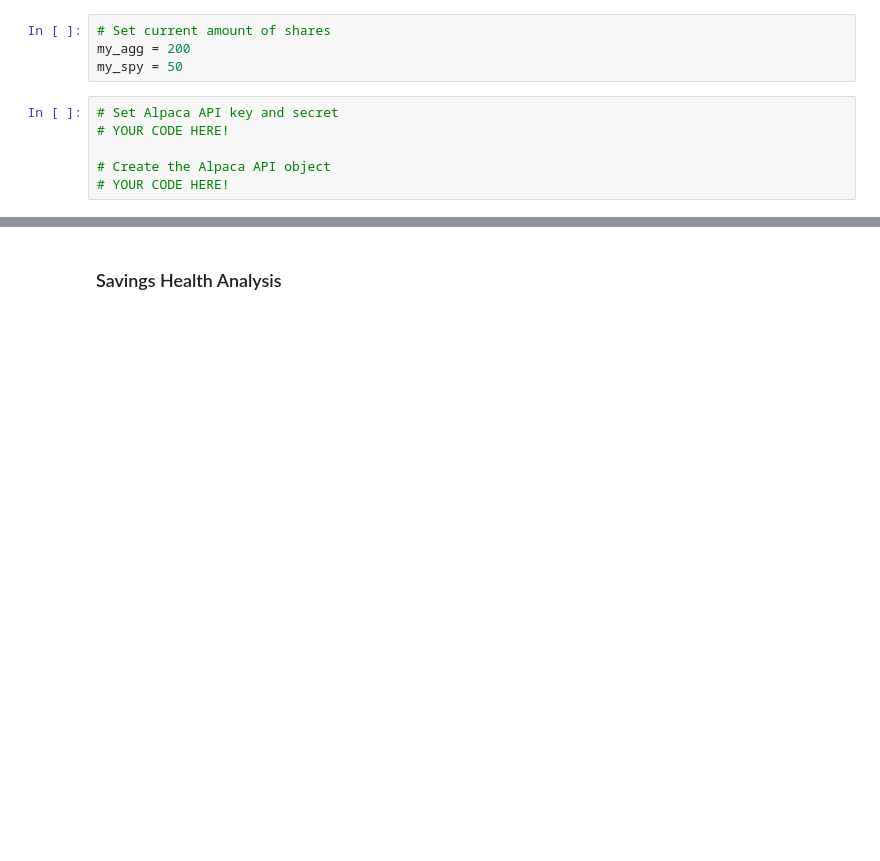
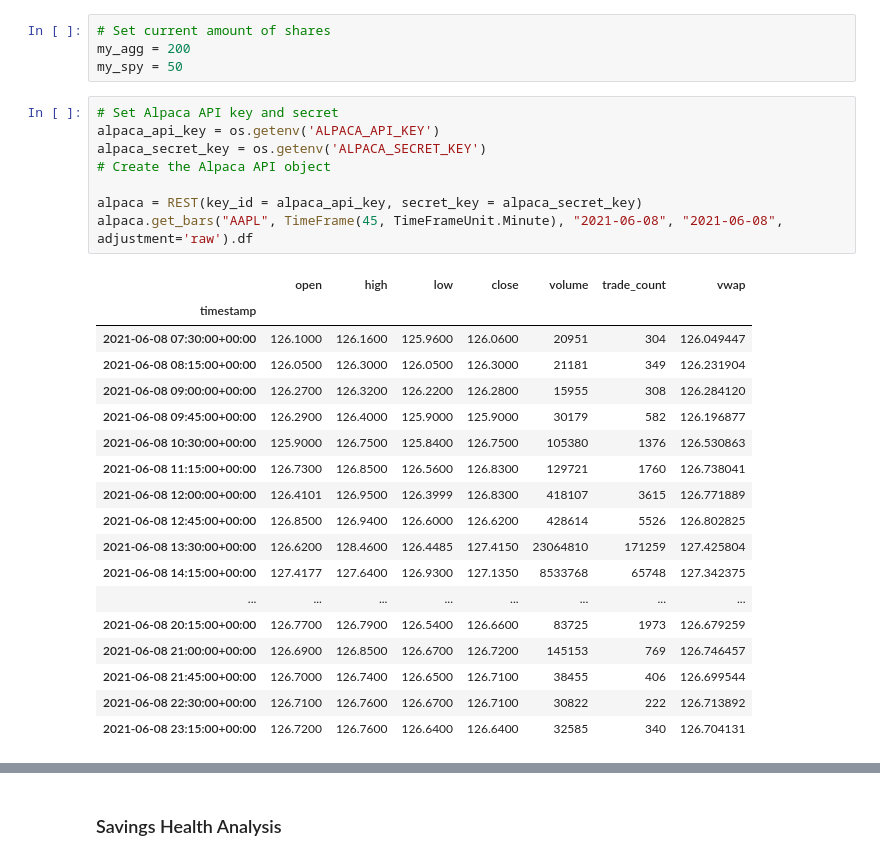
Before and after one commit to eobasanya/Python_Projects, a Jupyter notebook: APIs/financial-planner.ipynb, the cells around one changed output, grey strips where cells are left out. Drawn from its saved outputs; the diff is of its cells as text; blank space fills up the shorter version.

```diff
--- a/APIs/financial-planner.ipynb
+++ b/APIs/financial-planner.ipynb
@@ -48,11 +59,32 @@ NameError: name 'my_btc_value' is not defined
 # Set current amount of shares
 my_agg = 200
 my_spy = 50
-# %%
-# Set Alpaca API key and secret
-# YOUR CODE HERE!
-
-# Create the Alpaca API object
-# YOUR CODE HERE!
+# %%
+# Set Alpaca API key and secret
+alpaca_api_key = os.getenv('ALPACA_API_KEY')
+alpaca_secret_key = os.getenv('ALPACA_SECRET_KEY')
+# Create the Alpaca API object
+
+alpaca = REST(key_id = alpaca_api_key, secret_key = alpaca_secret_key)
+alpaca.get_bars("AAPL", TimeFrame(45, TimeFrameUnit.Minute), "2021-06-08", "2021-06-08", adjustment='raw').df
+# %% [output]
+|  | open | high | low | close | volume | trade_count | vwap |
+| timestamp |  |  |  |  |  |  |  |
+| 2021-06-08 07:30:00+00:00 | 126.1000 | 126.1600 | 125.9600 | 126.0600 | 20951 | 304 | 126.049447 |
+| 2021-06-08 08:15:00+00:00 | 126.0500 | 126.3000 | 126.0500 | 126.3000 | 21181 | 349 | 126.231904 |
+| 2021-06-08 09:00:00+00:00 | 126.2700 | 126.3200 | 126.2200 | 126.2800 | 15955 | 308 | 126.284120 |
+| 2021-06-08 09:45:00+00:00 | 126.2900 | 126.4000 | 125.9000 | 125.9000 | 30179 | 582 | 126.196877 |
+| 2021-06-08 10:30:00+00:00 | 125.9000 | 126.7500 | 125.8400 | 126.7500 | 105380 | 1376 | 126.530863 |
+| 2021-06-08 11:15:00+00:00 | 126.7300 | 126.8500 | 126.5600 | 126.8300 | 129721 | 1760 | 126.738041 |
+| 2021-06-08 12:00:00+00:00 | 126.4101 | 126.9500 | 126.3999 | 126.8300 | 418107 | 3615 | 126.771889 |
+| 2021-06-08 12:45:00+00:00 | 126.8500 | 126.9400 | 126.6000 | 126.6200 | 428614 | 5526 | 126.802825 |
+| 2021-06-08 13:30:00+00:00 | 126.6200 | 128.4600 | 126.4485 | 127.4150 | 23064810 | 171259 | 127.425804 |
+| 2021-06-08 14:15:00+00:00 | 127.4177 | 127.6400 | 126.9300 | 127.1350 | 8533768 | 65748 | 127.342375 |
+| ... | ... | ... | ... | ... | ... | ... | ... |
+| 2021-06-08 20:15:00+00:00 | 126.7700 | 126.7900 | 126.5400 | 126.6600 | 83725 | 1973 | 126.679259 |
+| 2021-06-08 21:00:00+00:00 | 126.6900 | 126.8500 | 126.6700 | 126.7200 | 145153 | 769 | 126.746457 |
+| 2021-06-08 21:45:00+00:00 | 126.7000 | 126.7400 | 126.6500 | 126.7100 | 38455 | 406 | 126.699544 |
+| 2021-06-08 22:30:00+00:00 | 126.7100 | 126.7600 | 126.6700 | 126.7100 | 30822 | 222 | 126.713892 |
+| 2021-06-08 23:15:00+00:00 | 126.7200 | 126.7600 | 126.6400 | 126.6400 | 32585 | 340 | 126.704131 |
 # %%
 # Format current date as ISO format
```
Also changed, not shown: parts of 9 cells of this notebook, 3 other files.
